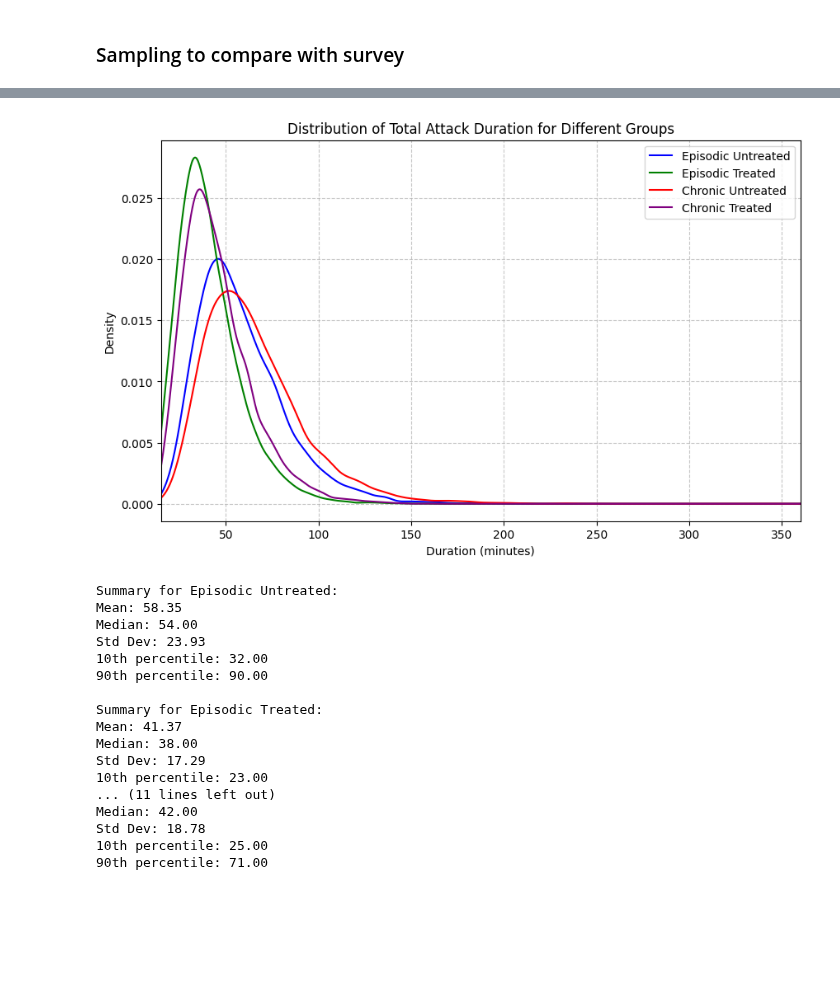
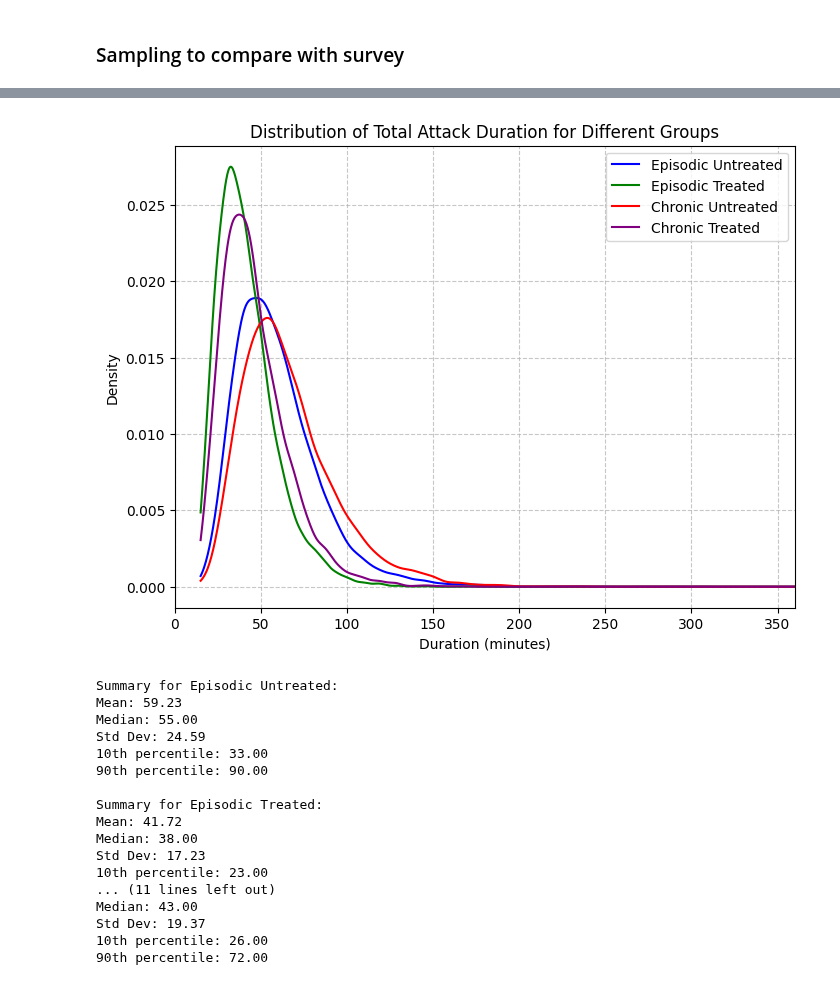
Before and after one commit to aph-research/cluster-headaches, a Jupyter notebook: Cluster headache full model.ipynb, the cells around one changed output, grey strips where cells are left out. Drawn from its saved outputs; the diff is of its cells as text; code cells hidden in the pictures; blank space fills up the shorter version.

Commit message:
Incorporated correlation of intensity and duration. Happy with parameters.

```diff
--- a/Cluster headache full model.ipynb
+++ b/Cluster headache full model.ipynb
@@ -451,75 +451,81 @@ Median annual attacks (non-zero): 158
 # %%
-def generate_attack_duration(is_chronic=False, is_treated=False, mu=4.0, sigma=0.4, size=None):
-    if size is None:
-        size = 1
+def generate_attack_duration(is_chronic, is_treated, max_intensities, size):
+    # Base parameters for lognormal distribution
+    mu = 4.0
+    sigma = 0.4
 
     if is_chronic:
-        mu += 0.1
+        mu += 0.1  # Slightly longer attacks for chronic sufferers
 
-    durations = lognorm.rvs(s=sigma, scale=np.exp(mu), size=size)
+    # Generate base durations
+    base_durations = lognorm.rvs(s=sigma, scale=np.exp(mu), size=size)
+
+    # Adjust durations based on max intensities
+    # This creates a positive correlation between intensity and duration
+    intensity_factor = 0.1064 * max_intensities + 0.5797 # Scale factor based on intensity
+    adjusted_durations = base_durations * intensity_factor
 
     if is_treated:
-        treatment_effect = 0.7
-        durations *= treatment_effect
+        treatment_effect = 0.7  # 30% reduction in duration for treated attacks
+        adjusted_durations *= treatment_effect
 
-    durations = np.clip(durations, 15, 360)
-    return np.round(durations).astype(int)
+    return np.clip(np.round(adjusted_durations).astype(int), 15, 360)
 
 # Generate sample data for all four groups
 n_samples = 10000
-episodic_untreated = generate_attack_duration(is_chronic=False, is_treated=False, size=n_samples)
-episodic_treated = generate_attack_duration(is_chronic=False, is_treated=True, size=n_samples)
-chronic_untreated = generate_attack_duration(is_chronic=True, is_treated=False, size=n_samples)
-chronic_treated = generate_attack_duration(is_chronic=True, is_treated=True, size=n_samples)
+episodic_untreated = generate_attack_duration(is_chronic=False, is_treated=False, max_intensities=4,size=n_samples)
+episodic_treated = generate_attack_duration(is_chronic=False, is_treated=True, max_intensities=4,size=n_samples)
+chronic_untreated = generate_attack_duration(is_chronic=True, is_treated=False, max_intensities=4,size=n_samples)
+chronic_treated = generate_attack_duration(is_chronic=True, is_treated=True, max_intensities=4,size=n_samples)
 
 # Create plot
-plt.figure(figsize=(10, 6))
+plt.figure(figsize=(8, 6))
 
 # Define colors for each group
 colors = ['blue', 'green', 'red', 'purple']
 labels = ['Episodic Untreated', 'Episodic Treated', 'Chronic Untreated', 'Chronic Treated']
 datasets = [episodic_untreated, episodic_treated, chronic_untreated, chronic_treated]
 
 # Plot KDE for each group
 for data, color, label in zip(datasets, colors, labels):
     kde = gaussian_kde(data)
     x_range = np.linspace(15, 360, 1000)
     plt.plot(x_range, kde(x_range), color=color, label=label)
 
 plt.title('Distribution of Total Attack Duration for Different Groups')
 plt.xlabel('Duration (minutes)')
 plt.ylabel('Density')
 plt.legend()
-plt.xlim(15, 360)
+plt.xlim(0, 360)
 plt.grid(True, linestyle='--', alpha=0.7)
 
 plt.show()
 
 # Print summary statistics for each group
 for label, data in zip(labels, datasets):
     print(f"\nSummary for {label}:")
     print(f"Mean: {np.mean(data):.2f}")
     print(f"Median: {np.median(data):.2f}")
     print(f"Std Dev: {np.std(data):.2f}")
     print(f"10th percentile: {np.percentile(data, 10):.2f}")
     print(f"90th percentile: {np.percentile(data, 90):.2f}")
 # %% [output]
-[figure, old version]
+[figure, new version]
 Summary for Episodic Untreated:
-Mean: 58.35
-Median: 54.00
-Std Dev: 23.93
-10th percentile: 32.00
+Mean: 59.23
+Median: 55.00
+Std Dev: 24.59
+10th percentile: 33.00
 90th percentile: 90.00
 
 Summary for Episodic Treated:
-Mean: 41.37
+Mean: 41.72
 Median: 38.00
-Std Dev: 17.29
+Std Dev: 17.23
 10th percentile: 23.00
 ... (11 lines left out)
-Median: 42.00
-Std Dev: 18.78
-10th percentile: 25.00
-90th percentile: 71.00
+Median: 43.00
+Std Dev: 19.37
+10th percentile: 26.00
+90th percentile: 72.00
 # %%
```
Also changed, not shown: parts of 9 cells of this notebook, 1 other file.
